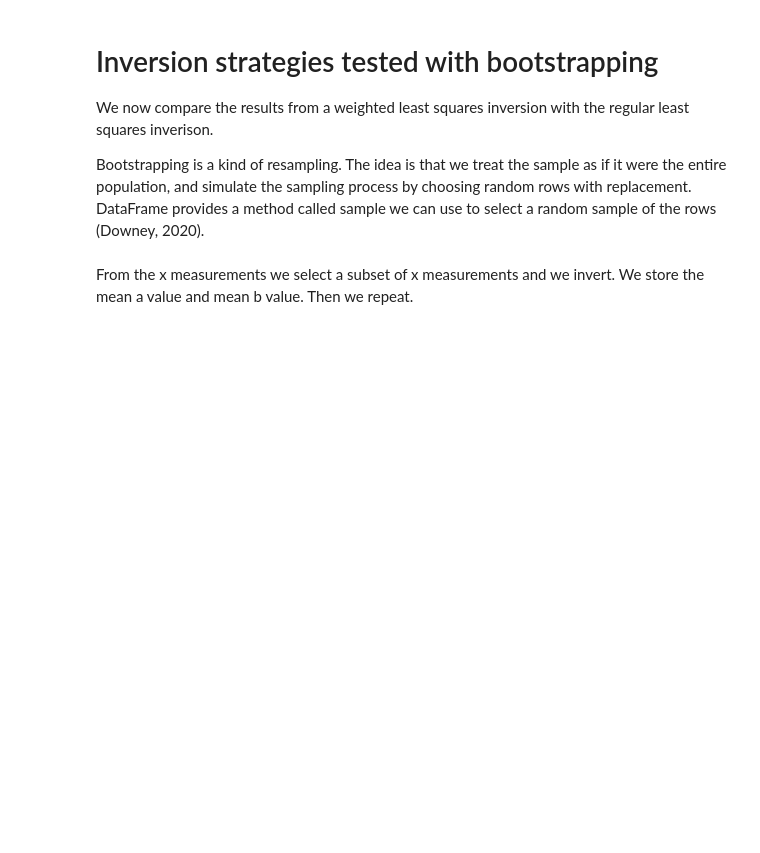
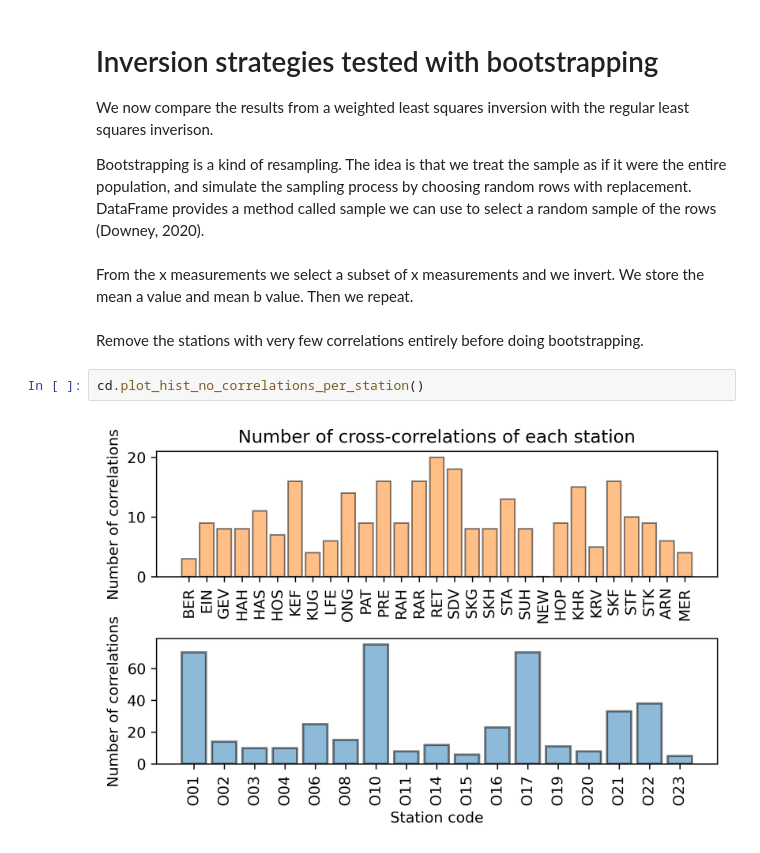
Before and after one commit to davidn182/ocloc, a Jupyter notebook: tutorials/7. Testing the inverse strategies.ipynb, the cells around one changed output. Cells and saved outputs as stored; diff of their text form; blank space fills up the shorter version.

```diff
--- a/tutorials/7. Testing the inverse strategies.ipynb
+++ b/tutorials/7. Testing the inverse strategies.ipynb
@@ -114,3 +169,9 @@ Bootstrapping is a kind of resampling. The idea is that we treat the sample as i
 From the x measurements we select a subset of x measurements and we invert.
 We store the mean a value and mean b value.
 Then we repeat.
+# %% [markdown]
+Remove the stations with very few correlations entirely before doing bootstrapping.
+# %%
+cd.plot_hist_no_correlations_per_station()
+# %% [output]
+[figure, added]
```
Also changed, not shown: parts of 31 cells of this notebook.
